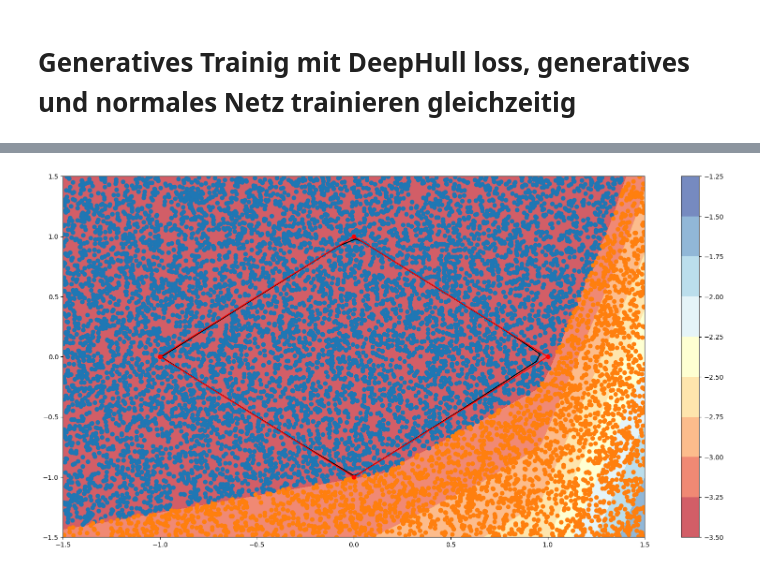
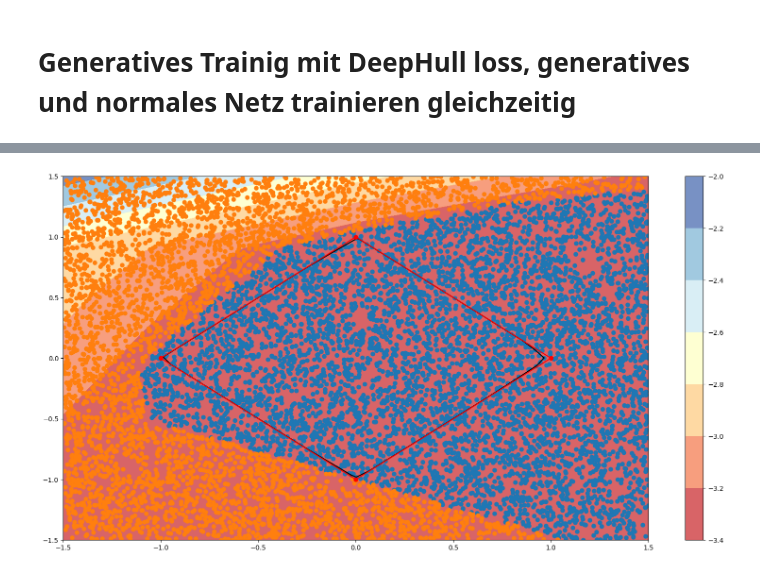
Before and after one commit to ufukguenes/ICNN_verification, a Jupyter notebook: script/Experiments/GenerativeExperiment.ipynb, the cells around one changed output, grey strips where cells are left out. Drawn from its saved outputs; the diff is of its cells as text; code cells hidden in the pictures.

Commit message:
started with depp hull over approximated verification

```diff
--- a/script/Experiments/GenerativeExperiment.ipynb
+++ b/script/Experiments/GenerativeExperiment.ipynb
@@ -117,0 +98,3 @@ sub-optimal solution at: [-0.08894161067391554, -0.7678700577915274], with value
+# %%
+A, b = Rhombus().get_A(), Rhombus().get_b()
+result = verification(icnn, A=A, b=b, sequential=False)
@@ -118,5 +119,5 @@ sub-optimal solution at: [-0.08894161067391554, -0.7678700577915274], with value
 # %%
-plots.c = result
+input_data, plots.c = result
 plots.plt_mesh()
 # %% [output]
-[figure, old version]
+[figure, new version]
```
Also changed, not shown: parts of 6 cells of this notebook, 7 other files.
